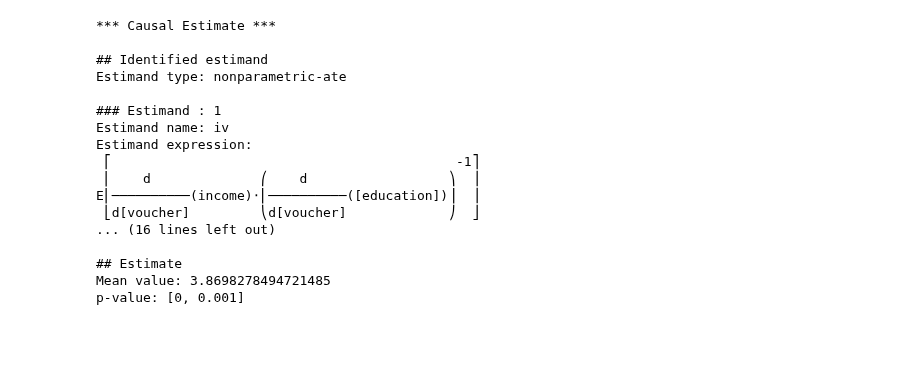
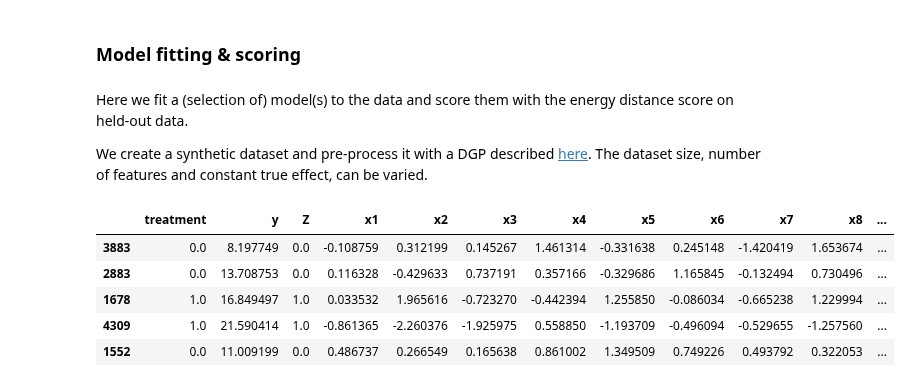
Before and after one commit to exohood/exania-machine-learning, a Jupyter notebook: notebooks/EconML-IV-Models.ipynb, the cells around one changed output. Drawn from its saved outputs; the diff is of its cells as text; code cells hidden in the pictures; blank space fills up the shorter version.

```diff
--- a/notebooks/EconML-IV-Models.ipynb
+++ b/notebooks/EconML-IV-Models.ipynb
@@ -92,25 +24,28 @@ No such variable(s) found!
-# %%
-# Step 3: Estimate
-#Choose the second estimand: using IV
-estimate = model.estimate_effect(identified_estimand,
-        method_name="iv.dml.NonParamDMLIV", test_significance=True)
-
-print(estimate)
-# %% [output]
-*** Causal Estimate ***
-
-## Identified estimand
-Estimand type: nonparametric-ate
-
-### Estimand : 1
-Estimand name: iv
-Estimand expression:
- ⎡                                            -1⎤
- ⎢    d              ⎛    d                  ⎞  ⎥
-E⎢──────────(income)⋅⎜──────────([education])⎟  ⎥
- ⎣d[voucher]         ⎝d[voucher]             ⎠  ⎦
-... (16 lines left out)
-
-## Estimate
-Mean value: 3.8698278494721485
-p-value: [0, 0.001]
+# %% [markdown]
+### Model fitting & scoring
+# %% [markdown]
+Here we fit a (selection of) model(s) to the data and score them with the energy distance score on held-out data.
+
+We create a synthetic dataset and pre-process it with a DGP described [here](https://github.com/microsoft/EconML/blob/main/notebooks/OrthoIV%20and%20DRIV%20Examples.ipynb). The dataset size, number of features and constant true effect, can be varied.
+# %%
+TE = 11.50
+data = iv_dgp_econml(n=5000, p=15, true_effect=TE)
+
+treatment = data.treatment
+targets = data.outcomes
+instruments = data.instruments
+data_df, features_X, features_W = preprocess_dataset(
+    data.data, treatment, targets, instruments
+)
+
+outcome = targets[0]
+train_df, test_df = train_test_split(data_df, test_size=0.2)
+Xtest = test_df[features_X]
+train_df.head()
+# %% [output]
+|  | treatment | y | Z | x1 | x2 | x3 | x4 | x5 | x6 | x7 | x8 | ... |
+| 3883 | 0.0 | 8.197749 | 0.0 | -0.108759 | 0.312199 | 0.145267 | 1.461314 | -0.331638 | 0.245148 | -1.420419 | 1.653674 | ... |
+| 2883 | 0.0 | 13.708753 | 0.0 | 0.116328 | -0.429633 | 0.737191 | 0.357166 | -0.329686 | 1.165845 | -0.132494 | 0.730496 | ... |
+| 1678 | 1.0 | 16.849497 | 1.0 | 0.033532 | 1.965616 | -0.723270 | -0.442394 | 1.255850 | -0.086034 | -0.665238 | 1.229994 | ... |
+| 4309 | 1.0 | 21.590414 | 1.0 | -0.861365 | -2.260376 | -1.925975 | 0.558850 | -1.193709 | -0.496094 | -0.529655 | -1.257560 | ... |
+| 1552 | 0.0 | 11.009199 | 0.0 | 0.486737 | 0.266549 | 0.165638 | 0.861002 | 1.349509 | 0.749226 | 0.493792 | 0.322053 | ... |
```
Also changed, not shown: parts of 21 cells of this notebook.
